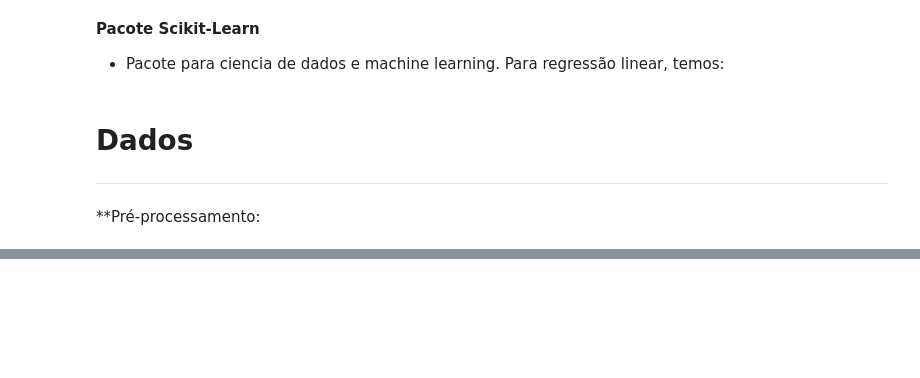
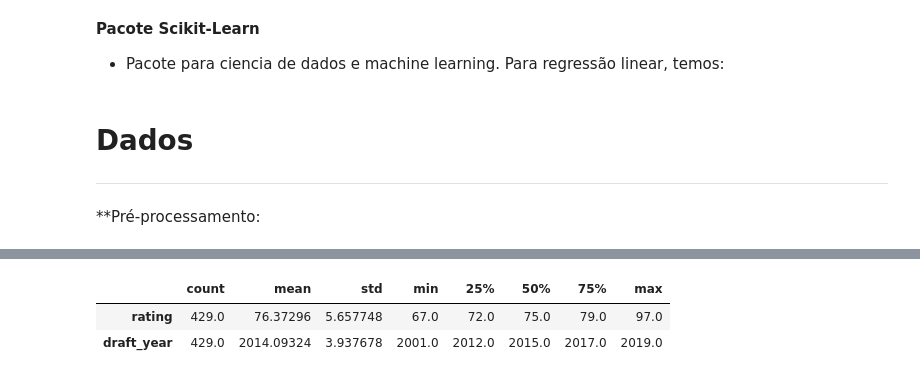
Before and after one commit to vinigm/Estudos, a Jupyter notebook: Machine_Learning.ipynb, the cells around one changed output, grey strips where cells are left out. Cells and saved outputs as stored; diff of their text form; code cells hidden in the pictures; blank space fills up the shorter version.

```diff
--- a/Machine_Learning.ipynb
+++ b/Machine_Learning.ipynb
@@ -339,0 +376,6 @@ model = LinearRegression()
+# %%
+nba.describe().T
+# %% [output]
+|  | count | mean | std | min | 25% | 50% | 75% | max |
+| rating | 429.0 | 76.37296 | 5.657748 | 67.0 | 72.0 | 75.0 | 79.0 | 97.0 |
+| draft_year | 429.0 | 2014.09324 | 3.937678 | 2001.0 | 2012.0 | 2015.0 | 2017.0 | 2019.0 |
```
Also changed, not shown: parts of 17 cells of this notebook.
